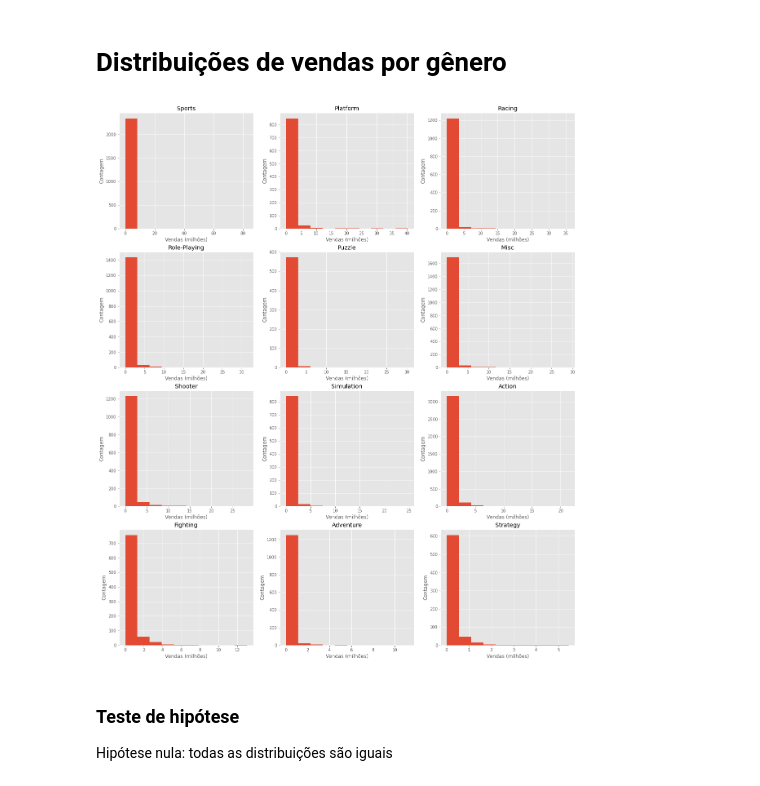
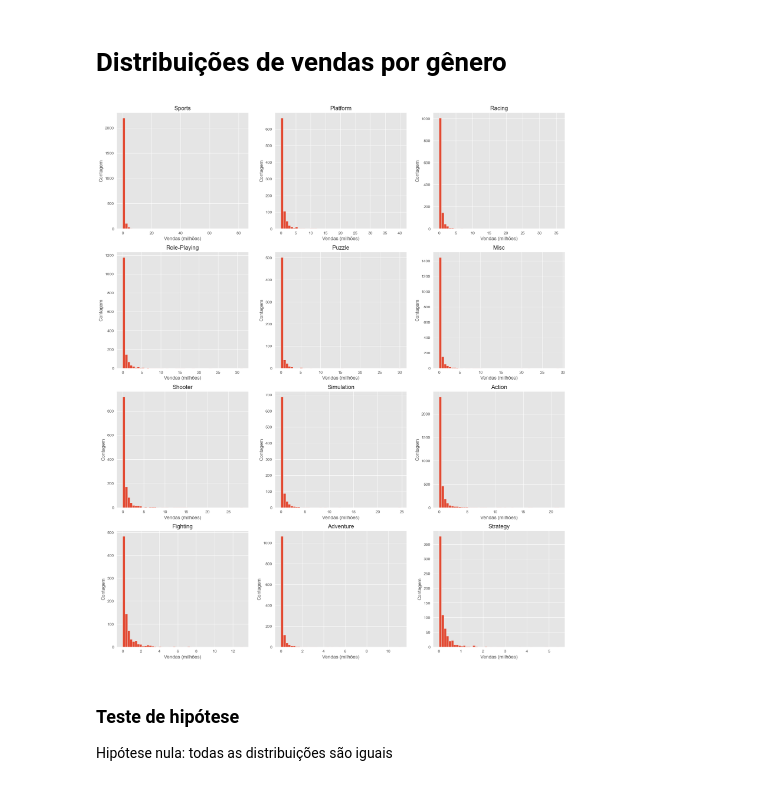
Before and after one commit to cafcaio/proj_estatistica, a Jupyter notebook: Game_Sales_Analysis.ipynb, the cells around one changed output. Cells and saved outputs as stored; diff of their text form; code cells hidden in the pictures.

```diff
--- a/Game_Sales_Analysis.ipynb
+++ b/Game_Sales_Analysis.ipynb
@@ -195,13 +209,13 @@ sales_per_genre = [df[df['Genre']==g]['Global_Sales'] for g in all_genres]
 # %%
 fig, axs = plt.subplots(4, 3, figsize=(20,24))
 for i, ax in enumerate(np.ravel(axs)):
     arr = sales_per_genre[i]
-    ax.hist(x = arr)
+    ax.hist(x = arr, bins=50)
     ax.set_title(all_genres[i])
     ax.set_xlabel("Vendas (milhões)")
     ax.set_ylabel("Contagem")
 # %% [output]
-[figure, old version]
+[figure, new version]
 # %% [markdown]
 ### Teste de hipótese
 Hipótese nula: todas as distribuições são iguais
```
Also changed, not shown: parts of 23 cells of this notebook.
